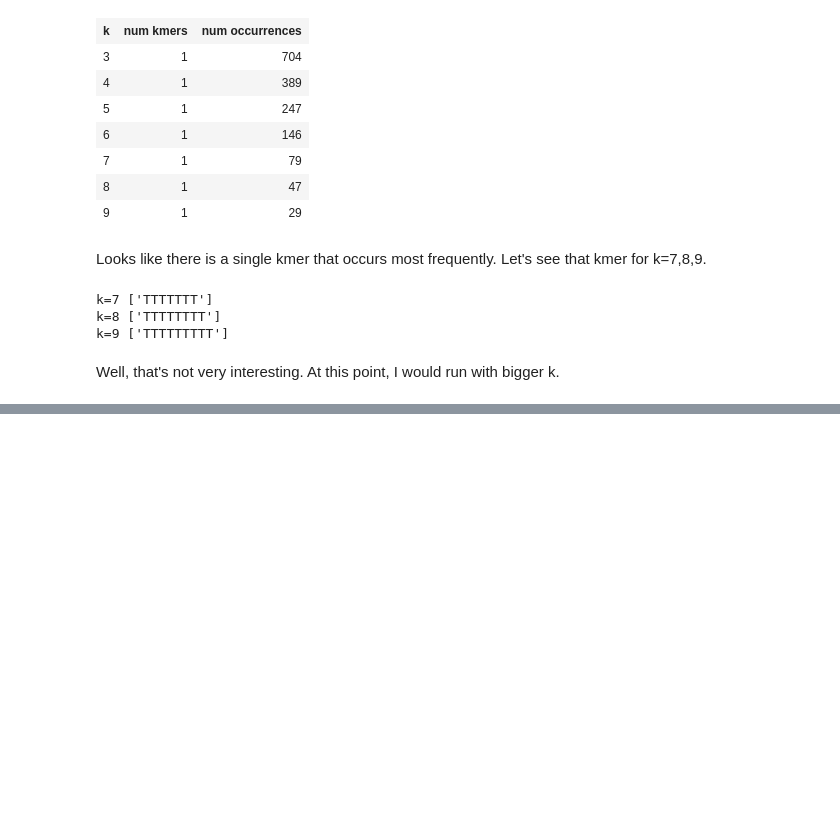
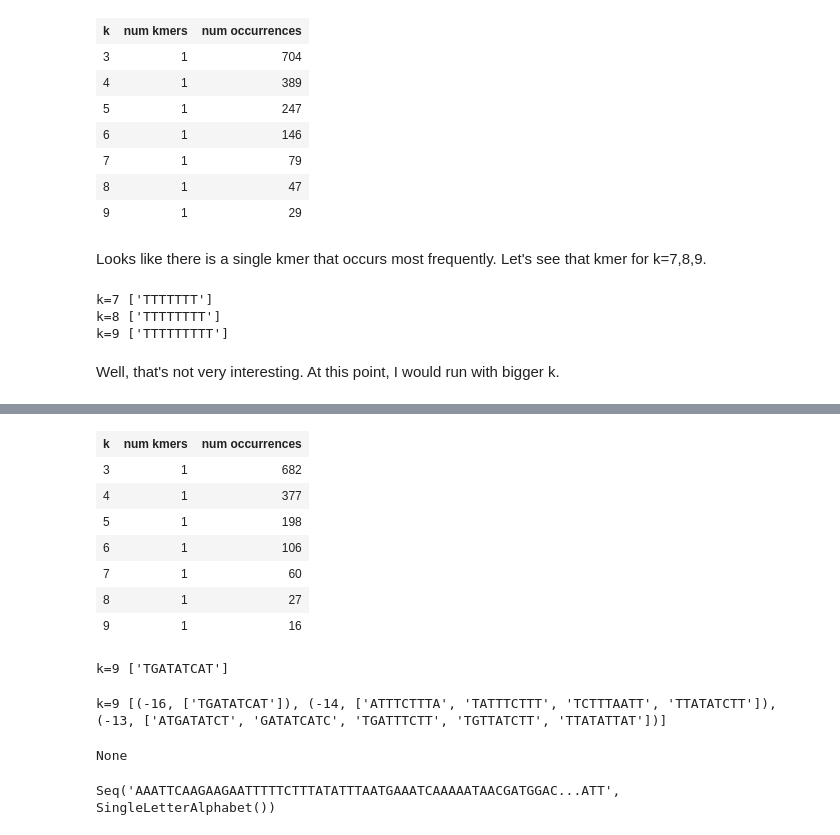
Before and after one commit to hcorrada/networks-across-scales, a Jupyter notebook: src/hw1/Project 1.ipynb, the cells around one changed output, grey strips where cells are left out. Saved outputs shown, nothing was run; the diff lists cells and outputs as text; code cells hidden in the pictures; blank space fills up the shorter version.

```diff
--- a/src/hw1/Project 1.ipynb
+++ b/src/hw1/Project 1.ipynb
@@ -186,0 +295,7 @@ Well, that's not very interesting. At this point, I would run with bigger k.
+# %%
+kvec = range(3,10)
+rotated_no_homopolymer_res = list()
+for k in kvec:
+    print "running k=", k
+    freq_words, count = freq_words_mismatch_revcomp_no_homopolymers(rotated_candidate_region, k, 2, 4)
+    rotated_no_homopolymer_res.append((k, len(freq_words), count))
@@ -186,0 +310,16 @@ Well, that's not very interesting. At this point, I would run with bigger k.
+# %%
+ResTable(rotated_no_homopolymer_res)
+# %% [output]
+| k | num kmers | num occurrences |
+| 3 | 1 | 682 |
+| 4 | 1 | 377 |
+| 5 | 1 | 198 |
+| 6 | 1 | 106 |
+| 7 | 1 | 60 |
+| 8 | 1 | 27 |
+| 9 | 1 | 16 |
+# %%
+words_9, _ = freq_words_mismatch_revcomp_no_homopolymers(rotated_candidate_region, 9, 2, 4)
+print "k=9", words_9
+# %% [output]
+k=9 ['TGATATCAT']
@@ -186,0 +362,16 @@ Well, that's not very interesting. At this point, I would run with bigger k.
+# %%
+words_9 = topn_words_mismatch_revcomp_no_homopolymers(rotated_candidate_region, 9, 2, 4, 3)
+print "k=9", words_9
+# %% [output]
+k=9 [(-16, ['TGATATCAT']), (-14, ['ATTTCTTTA', 'TATTTCTTT', 'TCTTTAATT', 'TTATATCTT']), (-13, ['ATGATATCT', 'GATATCATC', 'TGATTTCTT', 'TGTTATCTT', 'TTATATTAT'])]
+# %%
+import re
+dnabox = re.compile("TTATC[CA]A[CA]A")
+m = dnabox.match(str(record.seq))
+print m
+# %% [output]
+None
+# %%
+rotated_candidate_region.seq
+# %% [output]
+Seq('AAATTCAAGAAGAATTTTTCTTTATATTTAATGAAATCAAAAATAACGATGGAC...ATT', SingleLetterAlphabet())
```
Also changed, not shown: parts of 10 cells of this notebook.
